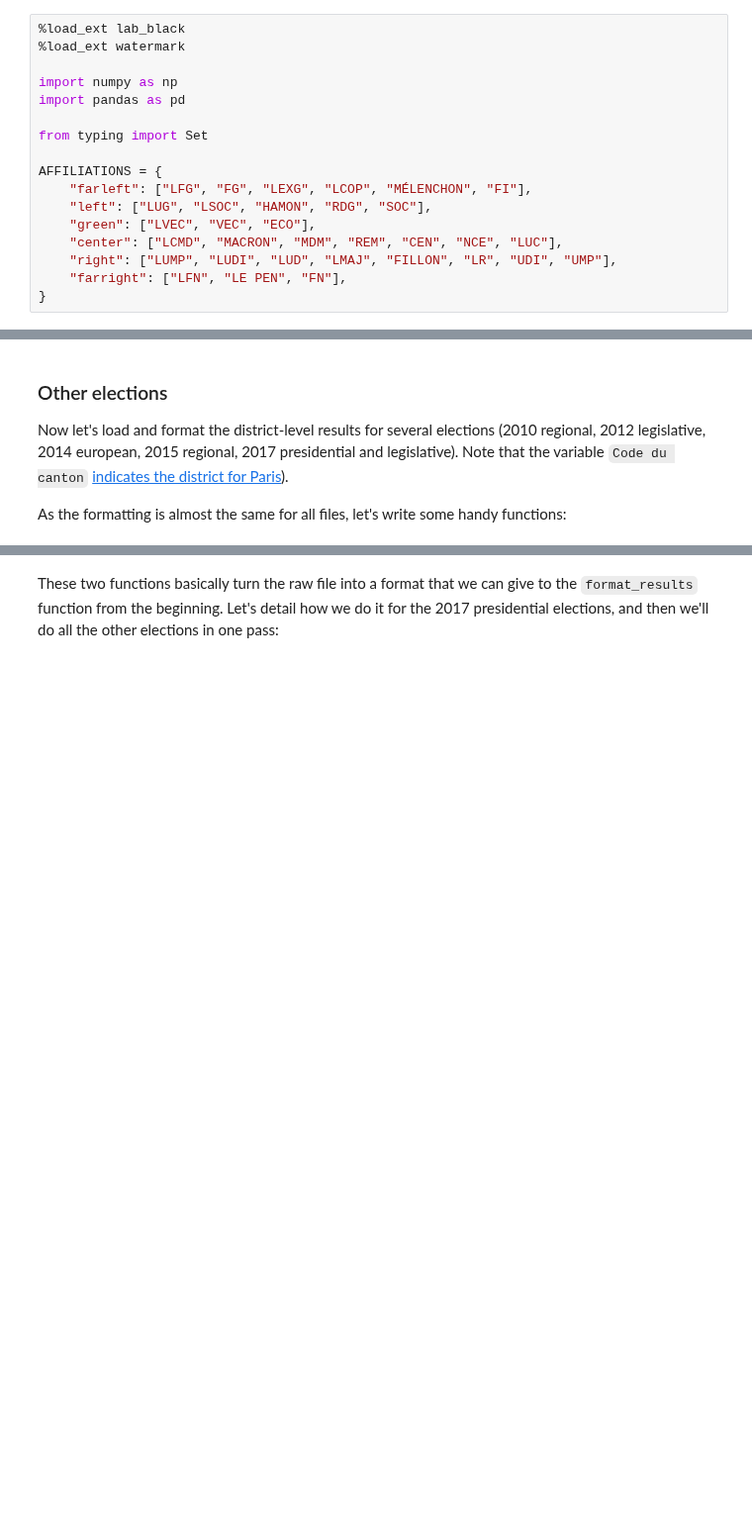
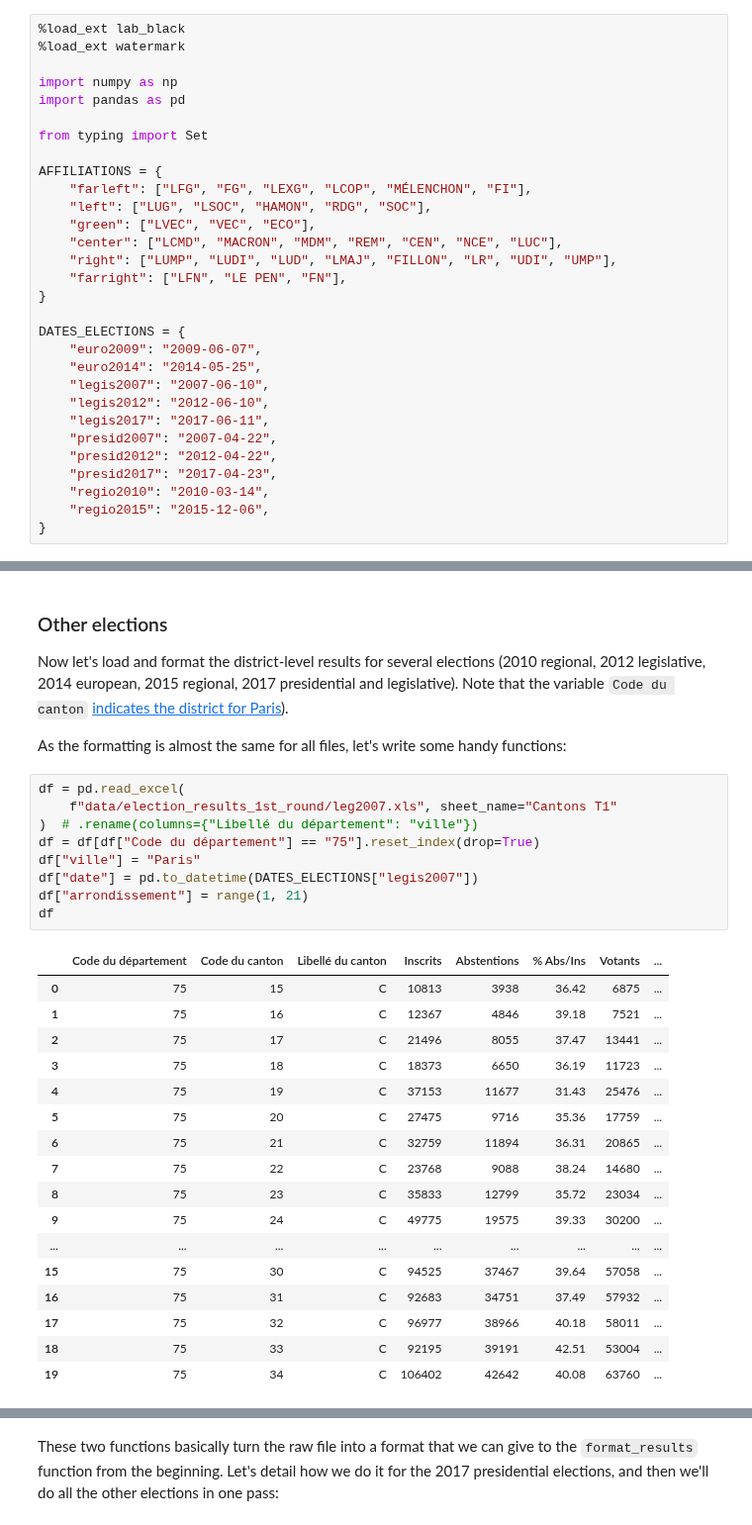
Before and after one commit to pollsposition/models, a Jupyter notebook: fondamentaux/munic_format_data.ipynb, the cells around one changed output, grey strips where cells are left out. Shown at 99% size. Drawn from its saved outputs; the diff is of its cells as text; blank space fills up the shorter version.

Commit message:
Started integrating Leg 2007 results

```diff
--- a/fondamentaux/munic_format_data.ipynb
+++ b/fondamentaux/munic_format_data.ipynb
@@ -17,3 +17,16 @@ AFFILIATIONS = {
     "right": ["LUMP", "LUDI", "LUD", "LMAJ", "FILLON", "LR", "UDI", "UMP"],
     "farright": ["LFN", "LE PEN", "FN"],
 }
+
+DATES_ELECTIONS = {
+    "euro2009": "2009-06-07",
+    "euro2014": "2014-05-25",
+    "legis2007": "2007-06-10",
+    "legis2012": "2012-06-10",
+    "legis2017": "2017-06-11",
+    "presid2007": "2007-04-22",
+    "presid2012": "2012-04-22",
+    "presid2017": "2017-04-23",
+    "regio2010": "2010-03-14",
+    "regio2015": "2015-12-06",
+}
@@ -282,3 +300,30 @@ df
 Now let's load and format the district-level results for several elections (2010 regional, 2012 legislative, 2014 european, 2015 regional, 2017 presidential and legislative). Note that the variable `Code du canton` [indicates the district for Paris](https://fr.geneawiki.com/index.php/Cantons_de_Paris)).
 
 As the formatting is almost the same for all files, let's write some handy functions:
+# %%
+df = pd.read_excel(
+    f"data/election_results_1st_round/leg2007.xls", sheet_name="Cantons T1"
+)  # .rename(columns={"Libellé du département": "ville"})
+df = df[df["Code du département"] == "75"].reset_index(drop=True)
+df["ville"] = "Paris"
+df["date"] = pd.to_datetime(DATES_ELECTIONS["legis2007"])
+df["arrondissement"] = range(1, 21)
+df
+# %% [output]
+|  | Code du département | Code du canton | Libellé du canton | Inscrits | Abstentions | % Abs/Ins | Votants | ... |
+| 0 | 75 | 15 | C | 10813 | 3938 | 36.42 | 6875 | ... |
+| 1 | 75 | 16 | C | 12367 | 4846 | 39.18 | 7521 | ... |
+| 2 | 75 | 17 | C | 21496 | 8055 | 37.47 | 13441 | ... |
+| 3 | 75 | 18 | C | 18373 | 6650 | 36.19 | 11723 | ... |
+| 4 | 75 | 19 | C | 37153 | 11677 | 31.43 | 25476 | ... |
+| 5 | 75 | 20 | C | 27475 | 9716 | 35.36 | 17759 | ... |
+| 6 | 75 | 21 | C | 32759 | 11894 | 36.31 | 20865 | ... |
+| 7 | 75 | 22 | C | 23768 | 9088 | 38.24 | 14680 | ... |
+| 8 | 75 | 23 | C | 35833 | 12799 | 35.72 | 23034 | ... |
+| 9 | 75 | 24 | C | 49775 | 19575 | 39.33 | 30200 | ... |
+| ... | ... | ... | ... | ... | ... | ... | ... | ... |
+| 15 | 75 | 30 | C | 94525 | 37467 | 39.64 | 57058 | ... |
+| 16 | 75 | 31 | C | 92683 | 34751 | 37.49 | 57932 | ... |
+| 17 | 75 | 32 | C | 96977 | 38966 | 40.18 | 58011 | ... |
+| 18 | 75 | 33 | C | 92195 | 39191 | 42.51 | 53004 | ... |
+| 19 | 75 | 34 | C | 106402 | 42642 | 40.08 | 63760 | ... |
```
Also changed, not shown: parts of 5 cells of this notebook.
